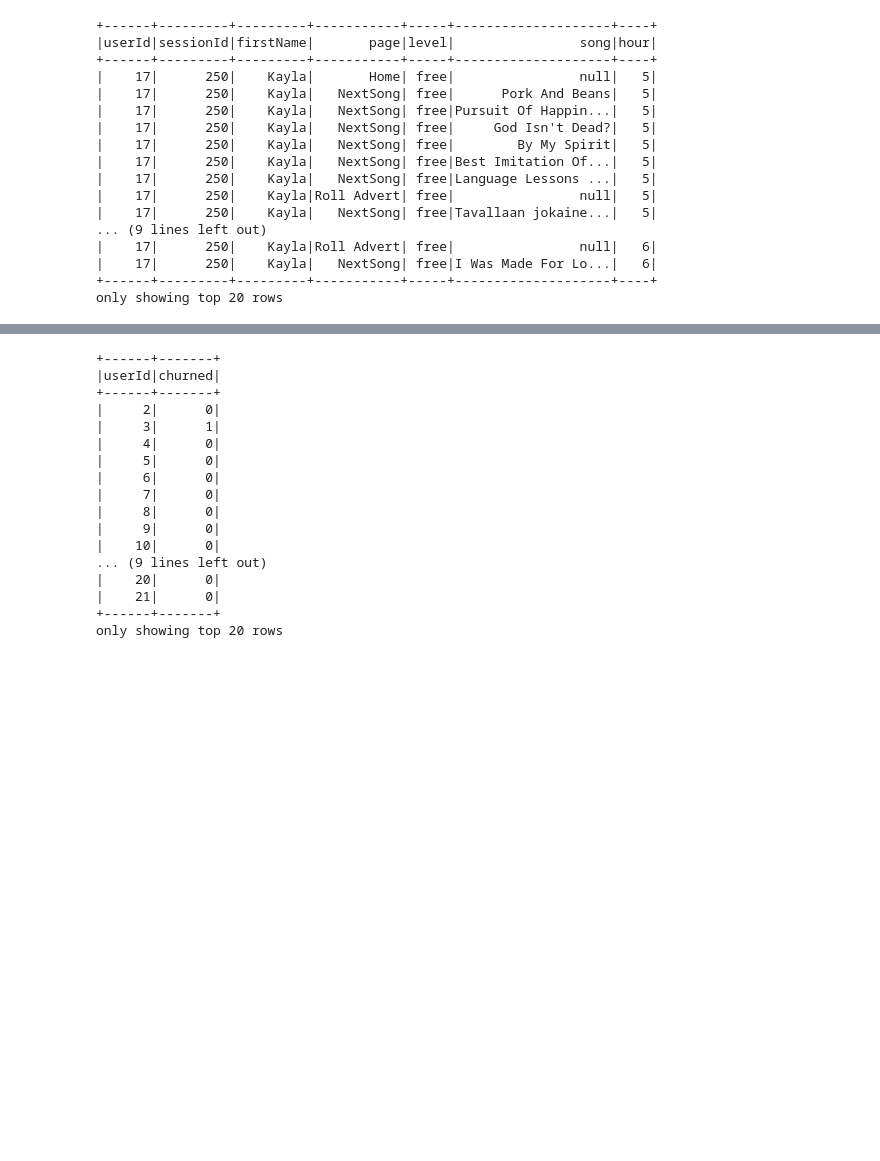
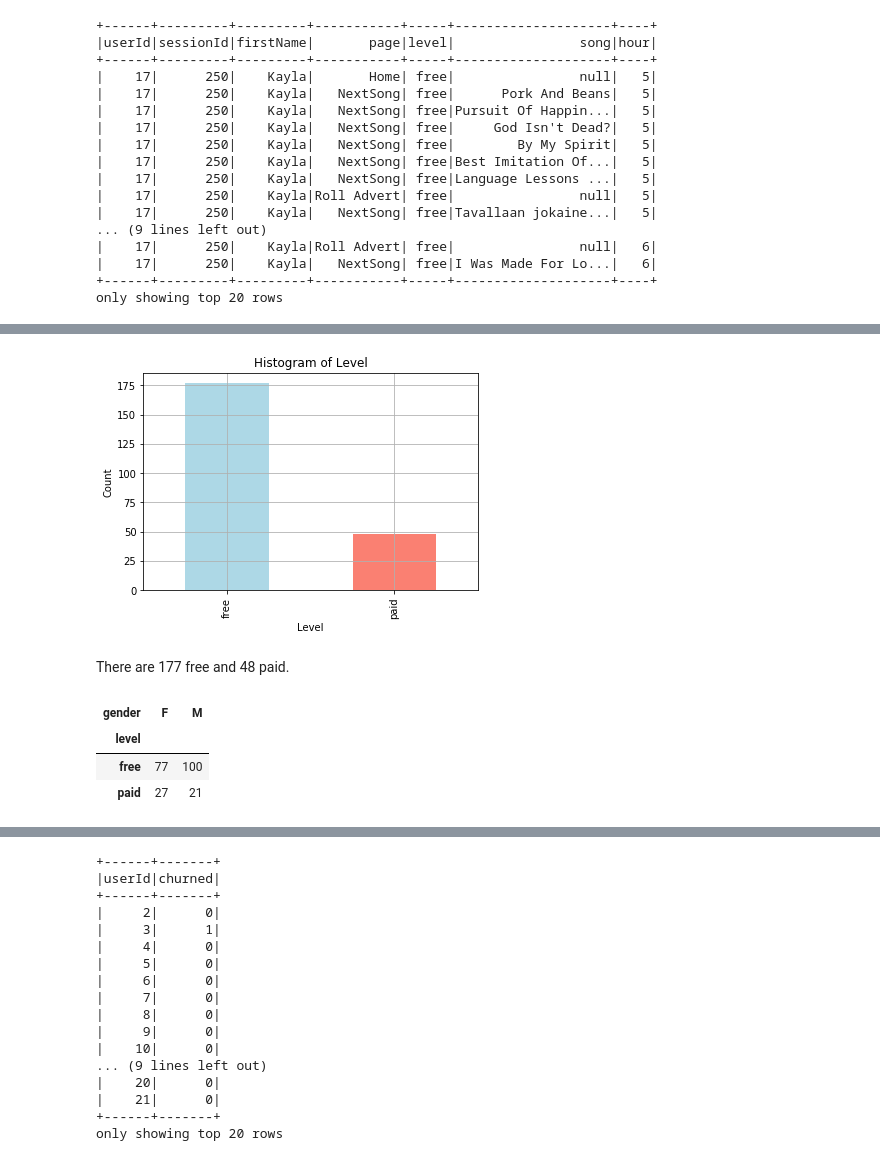
Before and after one commit to kmera/Sparkify_Project, a Jupyter notebook: Sparkify.ipynb, the cells around one changed output, grey strips where cells are left out. Drawn from its saved outputs; the diff is of its cells as text; code cells hidden in the pictures; blank space fills up the shorter version.

```diff
--- a/Sparkify.ipynb
+++ b/Sparkify.ipynb
@@ -308,0 +404,19 @@ only showing top 20 rows
+# %%
+# plot of level
+user_churn_pd['level'].value_counts().plot(kind="bar", color=["lightblue", "salmon"])
+plt.title("Histogram of Level")
+plt.xlabel("Level")
+plt.ylabel("Count")
+plt.grid();
+# %% [output]
+[figure, added]
+# %% [markdown]
+There are 177 free and 48 paid.
+# %%
+# table of level vs gender
+pd.crosstab(user_churn_pd.level, user_churn_pd.gender)
+# %% [output]
+| gender | F | M |
+| level |  |  |
+| free | 77 | 100 |
+| paid | 27 | 21 |
```
Also changed, not shown: parts of 33 cells of this notebook.
